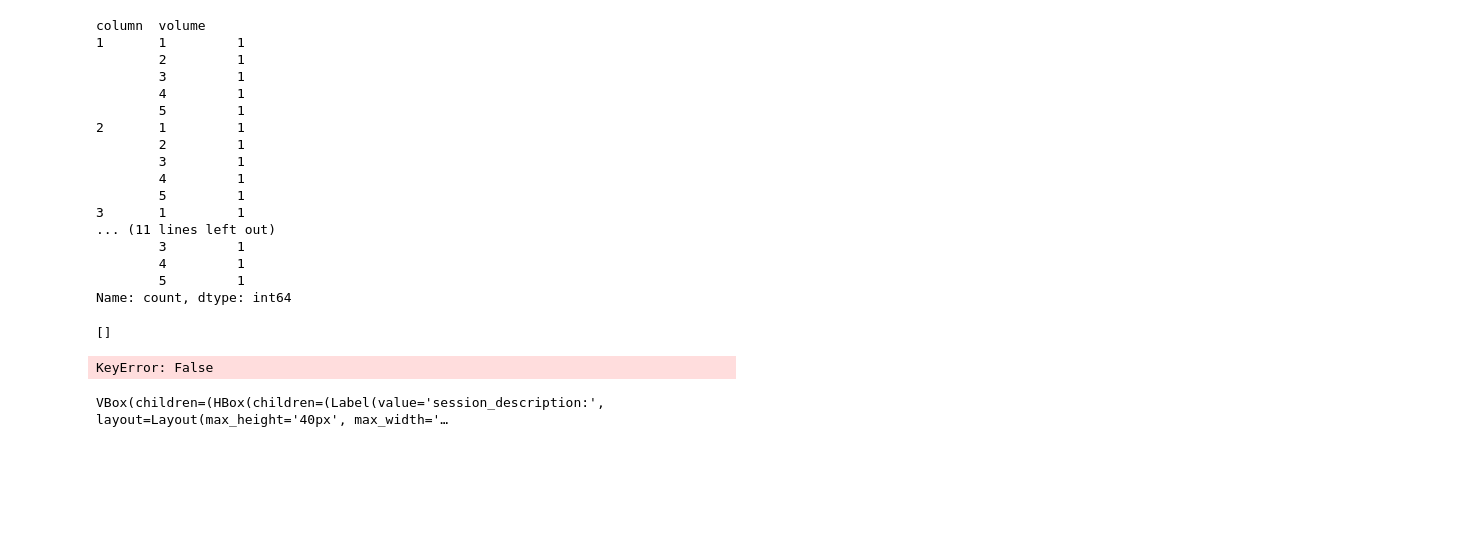
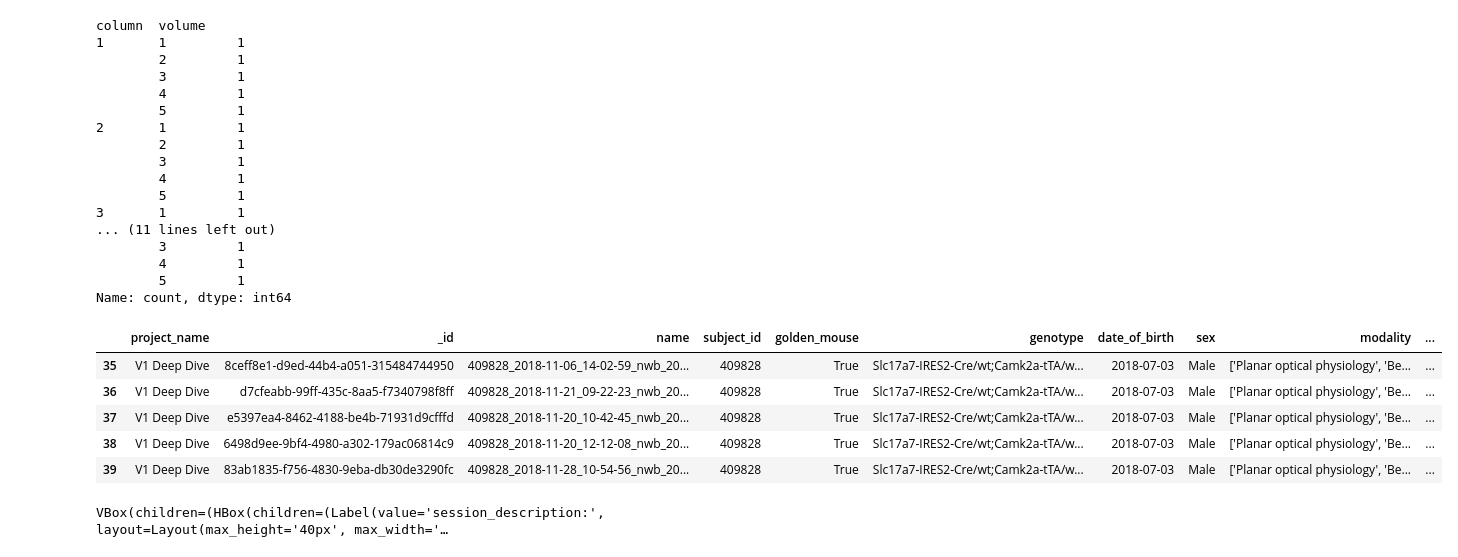
Before and after one commit to Cherk93/Functional_Connectivity_V1DD, a Jupyter notebook: code/script/Data_abstraction.ipynb, the cells around one changed output. Drawn from its saved outputs; the diff is of its cells as text; code cells hidden in the pictures; blank space fills up the shorter version.

```diff
--- a/code/script/Data_abstraction.ipynb
+++ b/code/script/Data_abstraction.ipynb
@@ -13,5 +19,5 @@ nwb_file_list = list(Path(dir).glob("*.nwb"))
 # %%
-metadata = pd.read_csv('/data/metadata/V1DD_metadata.csv', index_col = False)
+metadata = pd.read_csv('./metadata/V1DD_metadata.csv', index_col = False)
 metadata.head()
 # %% [output]
 |  | project_name | _id | name | subject_id | golden_mouse | genotype | date_of_birth | sex | modality | ... |
@@ -47,14 +53,15 @@ column  volume
         4         1
         5         1
 Name: count, dtype: int64
-# %%
-nwb_file_list
-# %% [output]
-[]
-# %%
-# To get column 1 ( central column ) volumn 5 dataset:
-golden_mouse_df = metadata.loc[metadata['golden_mouse']]
-col_1_v5 = golden_mouse_df.loc[golden_mouse_df['column' == 1] & golden_mouse_df['volumn ' == 5], 'name']
-# %% [output]
-KeyError: False
+# %%
+# To get column 1 ( central column ) volumn 5 dataset:
+golden_mouse_df = metadata.loc[metadata['golden_mouse']]
+golden_mouse_df.head()
+# %% [output]
+|  | project_name | _id | name | subject_id | golden_mouse | genotype | date_of_birth | sex | modality | ... |
+| 35 | V1 Deep Dive | 8ceff8e1-d9ed-44b4-a051-315484744950 | 409828_2018-11-06_14-02-59_nwb_20... | 409828 | True | Slc17a7-IRES2-Cre/wt;Camk2a-tTA/w... | 2018-07-03 | Male | ['Planar optical physiology', 'Be... | ... |
+| 36 | V1 Deep Dive | d7cfeabb-99ff-435c-8aa5-f7340798f8ff | 409828_2018-11-21_09-22-23_nwb_20... | 409828 | True | Slc17a7-IRES2-Cre/wt;Camk2a-tTA/w... | 2018-07-03 | Male | ['Planar optical physiology', 'Be... | ... |
+| 37 | V1 Deep Dive | e5397ea4-8462-4188-be4b-71931d9cfffd | 409828_2018-11-20_10-42-45_nwb_20... | 409828 | True | Slc17a7-IRES2-Cre/wt;Camk2a-tTA/w... | 2018-07-03 | Male | ['Planar optical physiology', 'Be... | ... |
+| 38 | V1 Deep Dive | 6498d9ee-9bf4-4980-a302-179ac06814c9 | 409828_2018-11-20_12-12-08_nwb_20... | 409828 | True | Slc17a7-IRES2-Cre/wt;Camk2a-tTA/w... | 2018-07-03 | Male | ['Planar optical physiology', 'Be... | ... |
+| 39 | V1 Deep Dive | 83ab1835-f756-4830-9eba-db30de3290fc | 409828_2018-11-28_10-54-56_nwb_20... | 409828 | True | Slc17a7-IRES2-Cre/wt;Camk2a-tTA/w... | 2018-07-03 | Male | ['Planar optical physiology', 'Be... | ... |
 # %%
```
Also changed, not shown: parts of 7 cells of this notebook.
